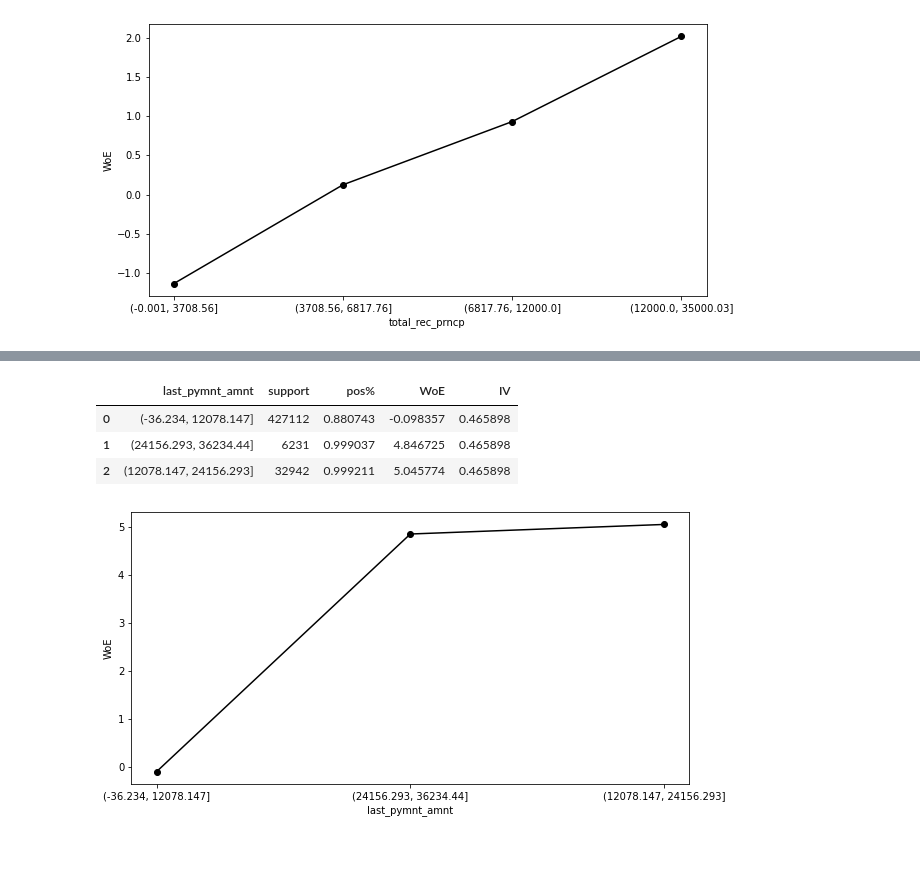
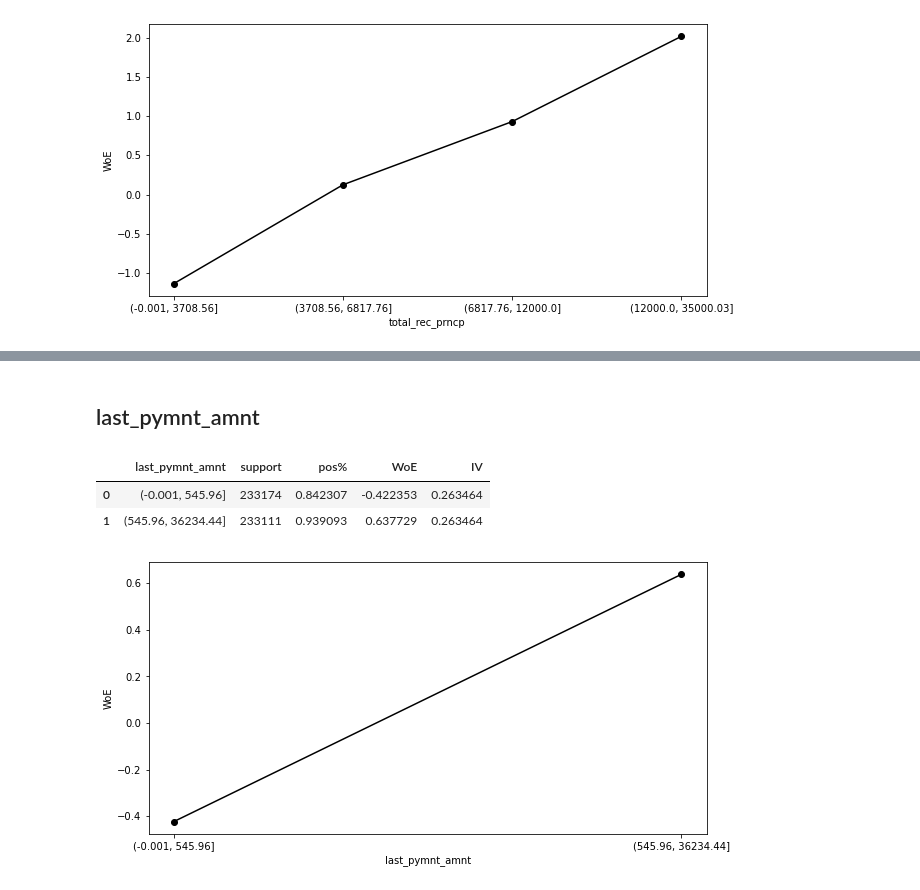
Before and after one commit to Ach113/Loan-Approval-Scoring-System, a Jupyter notebook: LoanApprovalScoring.ipynb, the cells around one changed output, grey strips where cells are left out. Saved outputs shown, nothing was run; the diff lists cells and outputs as text; code cells hidden in the pictures; blank space fills up the shorter version.

```diff
--- a/LoanApprovalScoring.ipynb
+++ b/LoanApprovalScoring.ipynb
@@ -978,5 +572,2 @@ Name: out_prncp_inv, Length: 141189, dtype: int64
 # %%
-X_woe['out_prncp_inv'] = pd.qcut(data['out_prncp_inv'], 4, duplicates='drop')
-df_temp = calculate_woe(X_woe, 'out_prncp_inv', data['loan_status'])
-plot_woe(df_temp)
-df_temp
+# is inverse of `out_prncp` feature, redundant
@@ -1066,8 +604,7 @@ Name: total_rec_int, Length: 270249, dtype: int64
 # %%
-X_woe['total_rec_int'] = pd.qcut(data['total_rec_int'], 4)
+X_woe['total_rec_int'] = pd.qcut(data['total_rec_int'], 2)
 df_temp = calculate_woe(X_woe, 'total_rec_int', data['loan_status'])
 plot_woe(df_temp)
 df_temp
-# feature can be discarded as IV is Too Low
 # %% [output]
 |  | total_rec_int | support | pos% | WoE | IV |
@@ -1096,8 +616,7 @@ Name: total_rec_late_fee, Length: 5808, dtype: int64
 # %%
-X_woe['total_rec_late_fee'] = pd.cut(data['total_rec_late_fee'], 3, duplicates='drop')
+X_woe['total_rec_late_fee'] = pd.cut(data['total_rec_late_fee'], 2, duplicates='drop')
 df_temp = calculate_woe(X_woe, 'total_rec_late_fee', data['loan_status'])
 plot_woe(df_temp)
 df_temp
-# feature can be discarded as IV is Too Low
 # %% [output]
 |  | total_rec_late_fee | support | pos% | WoE | IV |
@@ -1154,8 +642,7 @@ Name: collection_recovery_fee, Length: 20275, dtype: int64
 # %%
-X_woe['collection_recovery_fee'] = pd.cut(data['collection_recovery_fee'], 3)
+X_woe['collection_recovery_fee'] = pd.cut(data['collection_recovery_fee'], 2)
 df_temp = calculate_woe(X_woe, 'collection_recovery_fee', data['loan_status'])
 plot_woe(df_temp)
 df_temp
-#IV values is Nan and almost all the values are 0's.
 # %% [output]
 |  | collection_recovery_fee | support | pos% | WoE | IV |
@@ -1205,11 +652,12 @@ Name: last_pymnt_amnt, Length: 198194, dtype: int64
+# %% [markdown]
+## last_pymnt_amnt
 # %%
-X_woe['last_pymnt_amnt'] = pd.cut(data['last_pymnt_amnt'], 3)
+X_woe['last_pymnt_amnt'] = pd.qcut(data['last_pymnt_amnt'], 2)
 df_temp = calculate_woe(X_woe, 'last_pymnt_amnt', data['loan_status'])
 plot_woe(df_temp)
 df_temp
 # %% [output]
 |  | last_pymnt_amnt | support | pos% | WoE | IV |
-| 0 | (-36.234, 12078.147] | 427112 | 0.880743 | -0.098357 | 0.465898 |
-| 1 | (24156.293, 36234.44] | 6231 | 0.999037 | 4.846725 | 0.465898 |
-| 2 | (12078.147, 24156.293] | 32942 | 0.999211 | 5.045774 | 0.465898 |
+| 0 | (-0.001, 545.96] | 233174 | 0.842307 | -0.422353 | 0.263464 |
+| 1 | (545.96, 36234.44] | 233111 | 0.939093 | 0.637729 | 0.263464 |
-[figure, old version]
+[figure, new version]
```
Also changed, not shown: parts of 112 cells of this notebook.
